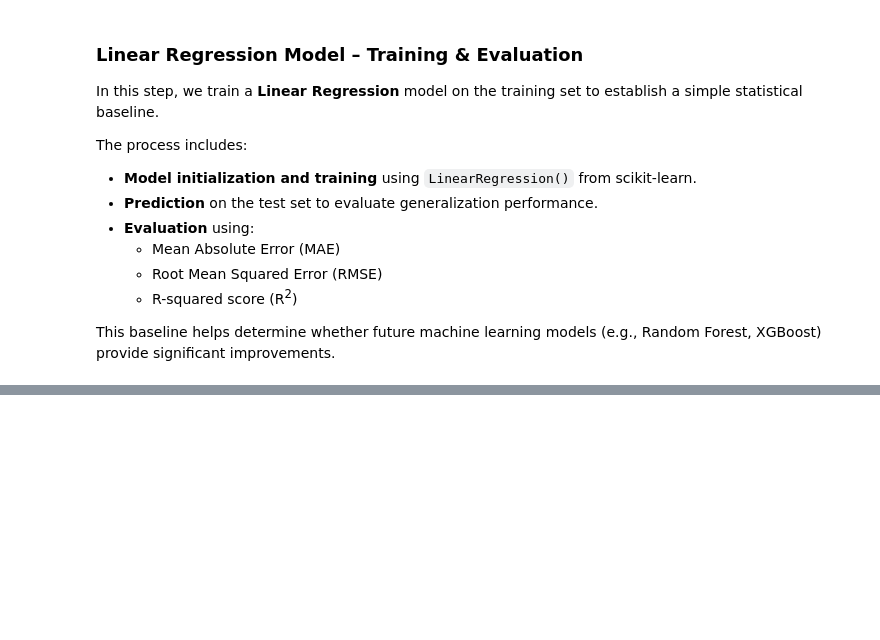
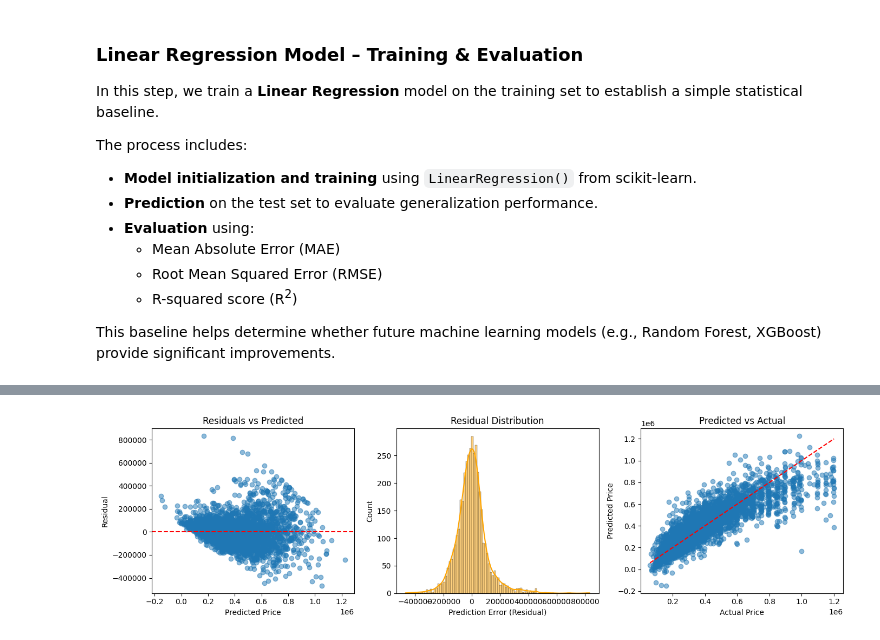
Before and after one commit to meganmarchale/real-estate-price-predictor, a Jupyter notebook: notebooks/pipeline/040_train_baseline_model.ipynb, the cells around one changed output, grey strips where cells are left out. Drawn from its saved outputs; the diff is of its cells as text; code cells hidden in the pictures; blank space fills up the shorter version.

```diff
--- a/notebooks/pipeline/040_train_baseline_model.ipynb
+++ b/notebooks/pipeline/040_train_baseline_model.ipynb
@@ -297,0 +198,87 @@ Top 10 selected features (Random Forest): ['toiletCount', 'habitableSurface', 'p
+# %%
+# === Step 3: Train Linear Regression model ===
+lr_model = LinearRegression()
+lr_model.fit(X_train, y_train)
+
+# === Step 4: Predict on train and test sets ===
+y_pred_train = lr_model.predict(X_train)
+y_pred_test = lr_model.predict(X_test)
+
+# === Step 5: Compute train and test metrics ===
+mae_train = mean_absolute_error(y_train, y_pred_train)
+rmse_train = np.sqrt(mean_squared_error(y_train, y_pred_train))
+r2_train = r2_score(y_train, y_pred_train)
+
+mae_test = mean_absolute_error(y_test, y_pred_test)
+rmse_test = np.sqrt(mean_squared_error(y_test, y_pred_test))
+r2_test = r2_score(y_test, y_pred_test)
+
+# === Step 6: Log metrics with your custom logger ===
+logger = TrainTestMetricsLogger()
+logger.log(
+    model_name="Linear Regression (All Features)",
+    experiment_name=f"run_{datetime.now().strftime('%Y%m%d_%H%M')}_all_features",
+    mae_train=mae_train,
+    rmse_train=rmse_train,
+    r2_train=r2_train,
+    mae_test=mae_test,
+    rmse_test=rmse_test,
+    r2_test=r2_test,
+    data_file=ML_READY_DATA_FILE,
+
+)
+
+# Doit donner une vraie série de valeurs positives et négatives
+residuals = y_test - y_pred_test
+import pandas as pd
+from utils.constants import PRICE_BINS, PRICE_BIN_LABELS
+
+df_viz = pd.DataFrame({
+    "y_true": y_test,
+    "y_pred": y_pred_test,
+    "residuals": y_test - y_pred_test,
+})
+df_viz["price_range"] = pd.cut(df_viz["y_true"], bins=PRICE_BINS, labels=PRICE_BIN_LABELS)
+
+
+# === Step 7: Display summary table of all runs (ranked by score) ===
+logger.display_table(n_rows=10)
+
+import matplotlib.pyplot as plt
+import seaborn as sns
+
+plt.figure(figsize=(14,4))
+plt.subplot(1,3,1)
+plt.scatter(df_viz["y_pred"], df_viz["residuals"], alpha=0.5)
+plt.axhline(0, color='r', linestyle='--')
+plt.xlabel("Predicted Price")
+plt.ylabel("Residual")
+plt.title("Residuals vs Predicted")
+
+plt.subplot(1,3,2)
+sns.histplot(df_viz["residuals"], kde=True, color="orange")
+plt.xlabel("Prediction Error (Residual)")
+plt.title("Residual Distribution")
+
+plt.subplot(1,3,3)
+plt.scatter(df_viz["y_true"], df_viz["y_pred"], alpha=0.5)
+plt.plot([df_viz["y_true"].min(), df_viz["y_true"].max()],
+         [df_viz["y_true"].min(), df_viz["y_true"].max()],
+         color='red', linestyle='--')
+plt.xlabel("Actual Price")
+plt.ylabel("Predicted Price")
+plt.title("Predicted vs Actual")
+
+plt.tight_layout()
+plt.show()
+
+# Residuals by price range
+plt.figure(figsize=(8,4))
+sns.boxplot(x="price_range", y="residuals", data=df_viz, palette="muted")
+plt.axhline(0, color='r', linestyle='--')
+plt.xlabel("Price Range")
+plt.ylabel("Residual")
+plt.title("Residuals by Price Range")
+plt.show()
+# %% [output]
+[figure, added]
```
Also changed, not shown: parts of 14 cells of this notebook, 20 other files.
